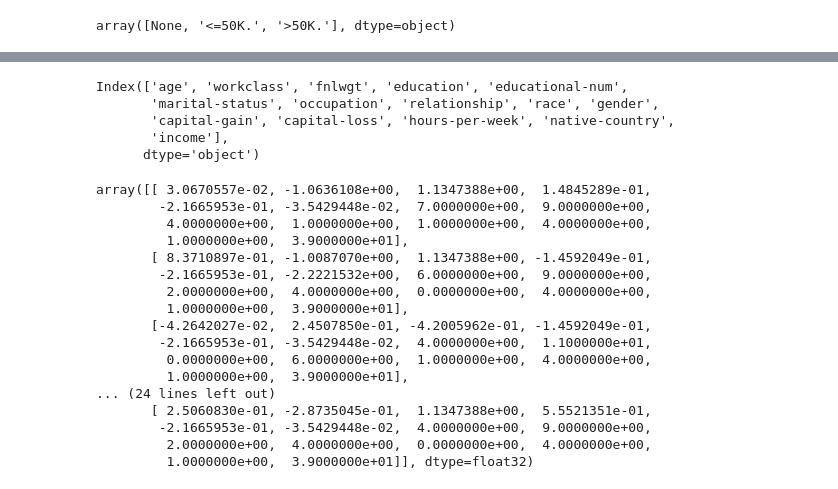
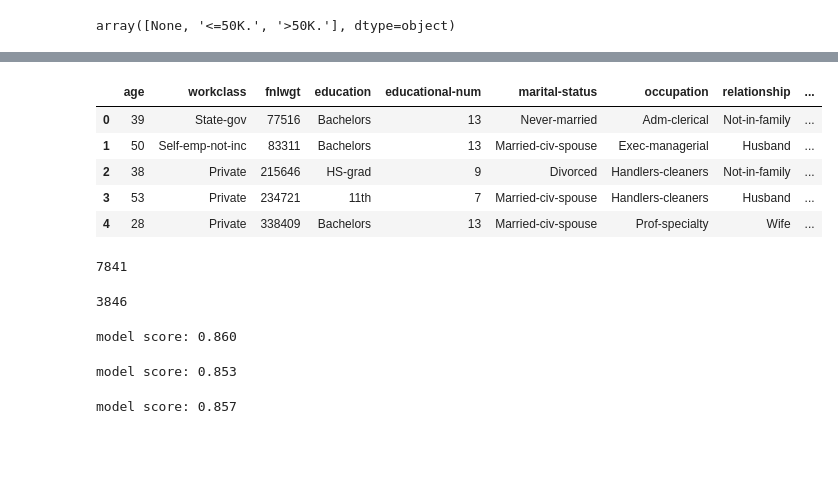
Before and after one commit to nitram-bot/fhnw_lecture, a Jupyter notebook: notebooks/Kernel Methods.ipynb, the cells around one changed output, grey strips where cells are left out. Saved outputs shown, nothing was run; the diff lists cells and outputs as text; code cells hidden in the pictures; blank space fills up the shorter version.

Commit message:
elaborates further on kernel methods

```diff
--- a/notebooks/Kernel Methods.ipynb
+++ b/notebooks/Kernel Methods.ipynb
@@ -240,8 +229,0 @@ def prep_data_str(df):
-# %%
-test.columns
-# %% [output]
-Index(['age', 'workclass', 'fnlwgt', 'education', 'educational-num',
-       'marital-status', 'occupation', 'relationship', 'race', 'gender',
-       'capital-gain', 'capital-loss', 'hours-per-week', 'native-country',
-       'income'],
-      dtype='object')
@@ -251,20 +230,21 @@ X_test, y_test = prep_data_str(test)
-# %%
-X_train[0:10, :]
-# %% [output]
-array([[ 3.0670557e-02, -1.0636108e+00,  1.1347388e+00,  1.4845289e-01,
-        -2.1665953e-01, -3.5429448e-02,  7.0000000e+00,  9.0000000e+00,
-         4.0000000e+00,  1.0000000e+00,  1.0000000e+00,  4.0000000e+00,
-         1.0000000e+00,  3.9000000e+01],
-       [ 8.3710897e-01, -1.0087070e+00,  1.1347388e+00, -1.4592049e-01,
-        -2.1665953e-01, -2.2221532e+00,  6.0000000e+00,  9.0000000e+00,
-         2.0000000e+00,  4.0000000e+00,  0.0000000e+00,  4.0000000e+00,
-         1.0000000e+00,  3.9000000e+01],
-       [-4.2642027e-02,  2.4507850e-01, -4.2005962e-01, -1.4592049e-01,
-        -2.1665953e-01, -3.5429448e-02,  4.0000000e+00,  1.1000000e+01,
-         0.0000000e+00,  6.0000000e+00,  1.0000000e+00,  4.0000000e+00,
-         1.0000000e+00,  3.9000000e+01],
-... (24 lines left out)
-       [ 2.5060830e-01, -2.8735045e-01,  1.1347388e+00,  5.5521351e-01,
-        -2.1665953e-01, -3.5429448e-02,  4.0000000e+00,  9.0000000e+00,
-         2.0000000e+00,  4.0000000e+00,  0.0000000e+00,  4.0000000e+00,
-         1.0000000e+00,  3.9000000e+01]], dtype=float32)
+# %%
+test.income = [int(i == '>50K.') for i in test.income]
+train.income = [int(i == '>50K') for i in train.income]
+test_label = test.income
+test =test.drop('income', axis=1)
+train_label = train.income
+train = train.drop('income', axis=1)
+# %%
+train.head()
+# %% [output]
+|  | age | workclass | fnlwgt | education | educational-num | marital-status | occupation | relationship | ... |
+| 0 | 39 | State-gov | 77516 | Bachelors | 13 | Never-married | Adm-clerical | Not-in-family | ... |
+| 1 | 50 | Self-emp-not-inc | 83311 | Bachelors | 13 | Married-civ-spouse | Exec-managerial | Husband | ... |
+| 2 | 38 | Private | 215646 | HS-grad | 9 | Divorced | Handlers-cleaners | Not-in-family | ... |
+| 3 | 53 | Private | 234721 | 11th | 7 | Married-civ-spouse | Handlers-cleaners | Husband | ... |
+| 4 | 28 | Private | 338409 | Bachelors | 13 | Married-civ-spouse | Prof-specialty | Wife | ... |
+# %%
+display(sum(train_label), sum(test_label))
+# %% [output]
+7841
+3846
@@ -270,0 +271,27 @@ array([[ 3.0670557e-02, -1.0636108e+00,  1.1347388e+00,  1.4845289e-01,
+# %%
+from sklearn import svm
+clf = Pipeline(steps=[('preprocessor', preprocessor),
+                      ('classifier', svm.SVC(kernel = 'rbf', C = 1, tol = 1e-3))])
+
+clf.fit(train, train_label)
+print("model score: %.3f" % clf.score(test, test_label))
+# %% [output]
+model score: 0.860
+# %%
+from sklearn import svm
+clf = Pipeline(steps=[('preprocessor', preprocessor),
+                      ('classifier', svm.SVC(kernel = 'linear'))])
+
+clf.fit(train, train_label)
+print("model score: %.3f" % clf.score(test, test_label))
+# %% [output]
+model score: 0.853
+# %%
+from sklearn import svm
+clf = Pipeline(steps=[('preprocessor', preprocessor),
+                      ('classifier', svm.SVC(kernel = 'poly'))])
+
+clf.fit(train, train_label)
+print("model score: %.3f" % clf.score(test, test_label))
+# %% [output]
+model score: 0.857
```
Also changed, not shown: parts of 6 cells of this notebook, 1 other file.
